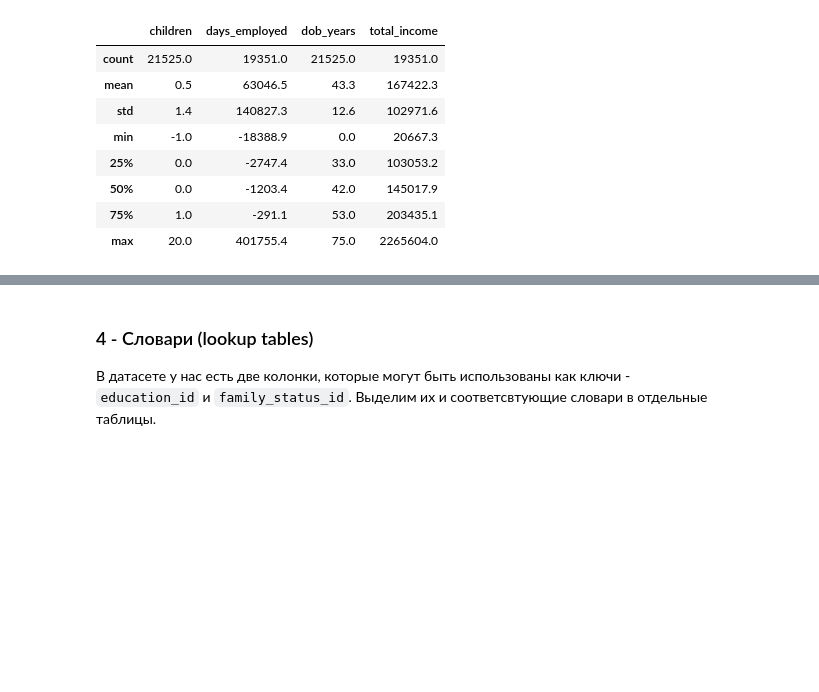
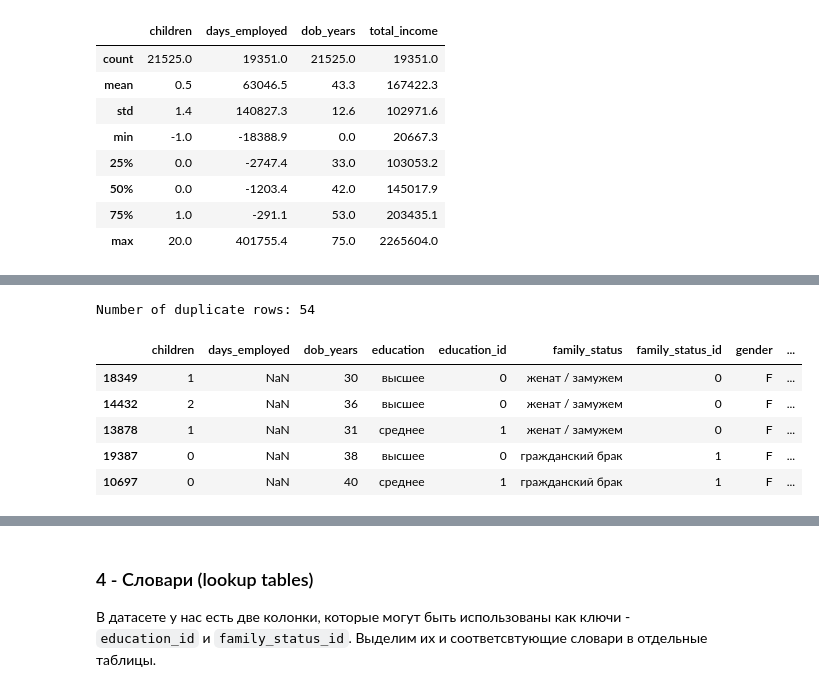
Before and after one commit to mskhmelik/prj_credit_scoring, a Jupyter notebook: prj_credit_score.ipynb, the cells around one changed output, grey strips where cells are left out. Saved outputs shown, nothing was run; the diff lists cells and outputs as text; code cells hidden in the pictures; blank space fills up the shorter version.

```diff
--- a/prj_credit_score.ipynb
+++ b/prj_credit_score.ipynb
@@ -348,0 +265,12 @@ memory usage: 2.0+ MB
+# %%
+print('Number of duplicate rows:', raw_df.duplicated().sum())
+
+display(raw_df[raw_df.duplicated()].sort_values(by=['income_type', 'dob_years']).head())
+# %% [output]
+Number of duplicate rows: 54
+|  | children | days_employed | dob_years | education | education_id | family_status | family_status_id | gender | ... |
+| 18349 | 1 | NaN | 30 | высшее | 0 | женат / замужем | 0 | F | ... |
+| 14432 | 2 | NaN | 36 | высшее | 0 | женат / замужем | 0 | F | ... |
+| 13878 | 1 | NaN | 31 | среднее | 1 | женат / замужем | 0 | F | ... |
+| 19387 | 0 | NaN | 38 | высшее | 0 | гражданский брак | 1 | F | ... |
+| 10697 | 0 | NaN | 40 | среднее | 1 | гражданский брак | 1 | F | ... |
```
Also changed, not shown: parts of 34 cells of this notebook.
